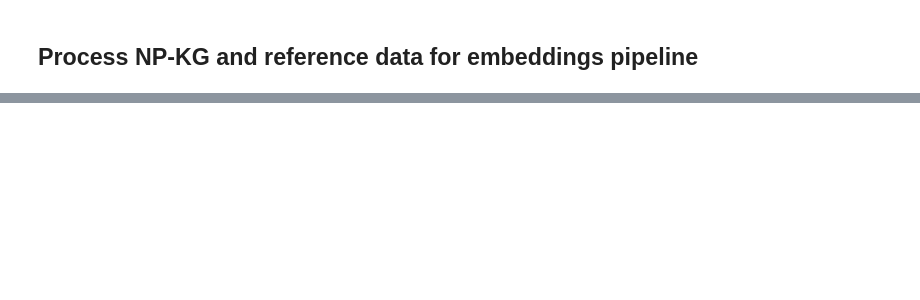
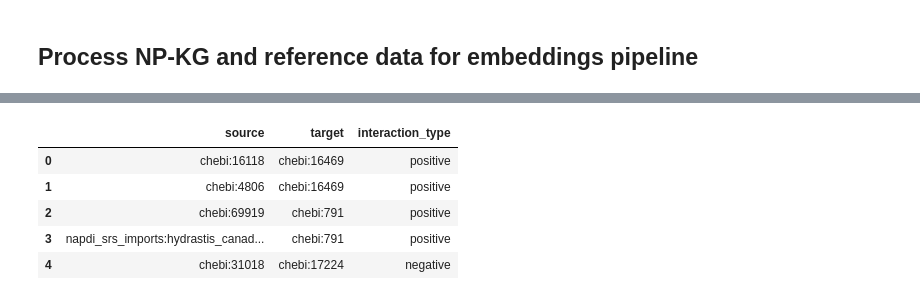
Before and after one commit to sanyabt/npkg-embedding, a Jupyter notebook: npkg-data-process-embeddings.ipynb, the cells around one changed output, grey strips where cells are left out. Cells and saved outputs as stored; diff of their text form; code cells hidden in the pictures; blank space fills up the shorter version.

```diff
--- a/npkg-data-process-embeddings.ipynb
+++ b/npkg-data-process-embeddings.ipynb
@@ -228,0 +300,17 @@ refdf_nokg.to_csv('reference_data_combined_interactions_nodrugclass_dedup_202403
+# %%
+##add missing curies
+uri_to_curie_map['http://purl.obolibrary.org/obo/CHEBI:9654'] = 'chebi:9654'
+# %%
+edge_df = pd.DataFrame(columns=['source', 'target', 'interaction_type'])
+for i in range(len(refdf.index)):
+    np_id = refdf.at[i, 'np_id']
+    drug_id = refdf.at[i, 'drug_id']
+    interaction_type = refdf.at[i, 'interaction_type']
+    if np_id in uri_to_curie_map and drug_id in uri_to_curie_map:
+        source = uri_to_curie_map[np_id]
+        target = uri_to_curie_map[drug_id]
+        tempdf = pd.DataFrame({'source': [source], 'target': [target], 'interaction_type': [interaction_type]})
+        edge_df = pd.concat([edge_df, tempdf], ignore_index=True)
+    else:
+        print('URI not found in map: {} {}'.format(np_id, drug_id))
+edge_df.info()
@@ -228,0 +335,9 @@ refdf_nokg.to_csv('reference_data_combined_interactions_nodrugclass_dedup_202403
+# %%
+edge_df.head()
+# %% [output]
+|  | source | target | interaction_type |
+| 0 | chebi:16118 | chebi:16469 | positive |
+| 1 | chebi:4806 | chebi:16469 | positive |
+| 2 | chebi:69919 | chebi:791 | positive |
+| 3 | napdi_srs_imports:hydrastis_canad... | chebi:791 | positive |
+| 4 | chebi:31018 | chebi:17224 | negative |
```
Also changed, not shown: parts of 31 cells of this notebook, 10 other files.
